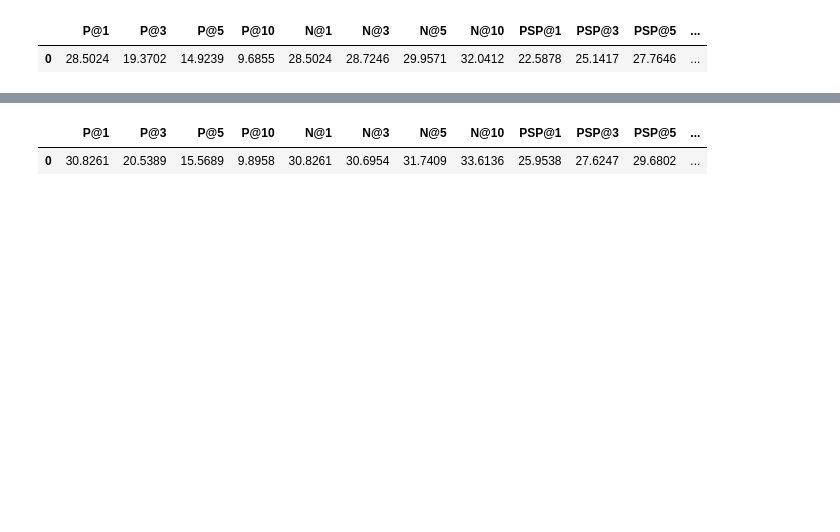
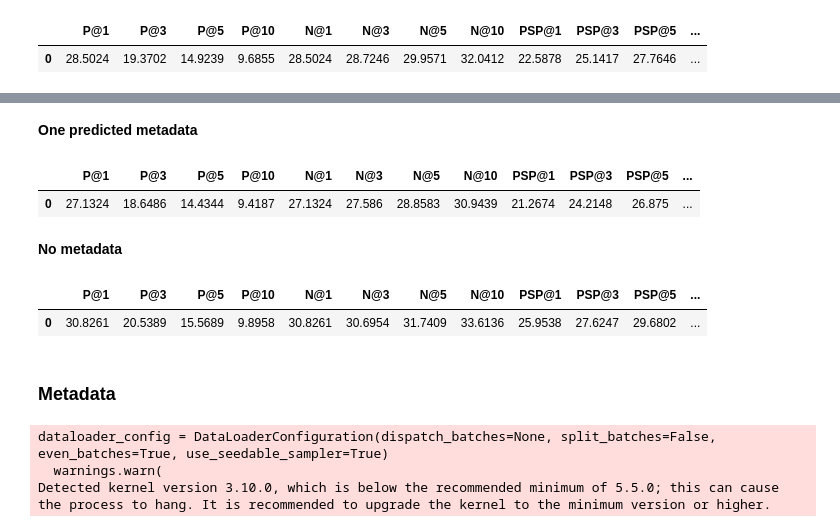
Before and after one commit to suchith720/xc_nlg, a Jupyter notebook: nbs/66-radga-dr-ep-for-wikiseealso.ipynb, the cells around one changed output, grey strips where cells are left out. Saved outputs shown, nothing was run; the diff lists cells and outputs as text; code cells hidden in the pictures; blank space fills up the shorter version.

```diff
--- a/nbs/66-radga-dr-ep-for-wikiseealso.ipynb
+++ b/nbs/66-radga-dr-ep-for-wikiseealso.ipynb
@@ -253,5 +270,16 @@ display_metric(o.metrics)
+# %% [markdown]
+__One predicted metadata__
+# %%
+display_metric(o.metrics)
+# %% [output]
+|  | P@1 | P@3 | P@5 | P@10 | N@1 | N@3 | N@5 | N@10 | PSP@1 | PSP@3 | PSP@5 | ... |
+| 0 | 27.1324 | 18.6486 | 14.4344 | 9.4187 | 27.1324 | 27.586 | 28.8583 | 30.9439 | 21.2674 | 24.2148 | 26.875 | ... |
+# %% [markdown]
+__No metadata__
 # %%
 display_metric(o.metrics)
 # %% [output]
 |  | P@1 | P@3 | P@5 | P@10 | N@1 | N@3 | N@5 | N@10 | PSP@1 | PSP@3 | PSP@5 | ... |
 | 0 | 30.8261 | 20.5389 | 15.5689 | 9.8958 | 30.8261 | 30.6954 | 31.7409 | 33.6136 | 25.9538 | 27.6247 | 29.6802 | ... |
+# %% [markdown]
+### Metadata
@@ -257,0 +333,13 @@ display_metric(o.metrics)
+# %%
+learn = XCLearner(
+    model=model,
+    args=args,
+    train_dataset=train_meta_dset,
+    eval_dataset=test_meta_dset,
+    data_collator=block.collator,
+    compute_metrics=metric,
+)
+# %% [output]
+dataloader_config = DataLoaderConfiguration(dispatch_batches=None, split_batches=False, even_batches=True, use_seedable_sampler=True)
+  warnings.warn(
+Detected kernel version 3.10.0, which is below the recommended minimum of 5.5.0; this can cause the process to hang. It is recommended to upgrade the kernel to the minimum version or higher.
```
Also changed, not shown: parts of 23 cells of this notebook, 9 other files.
